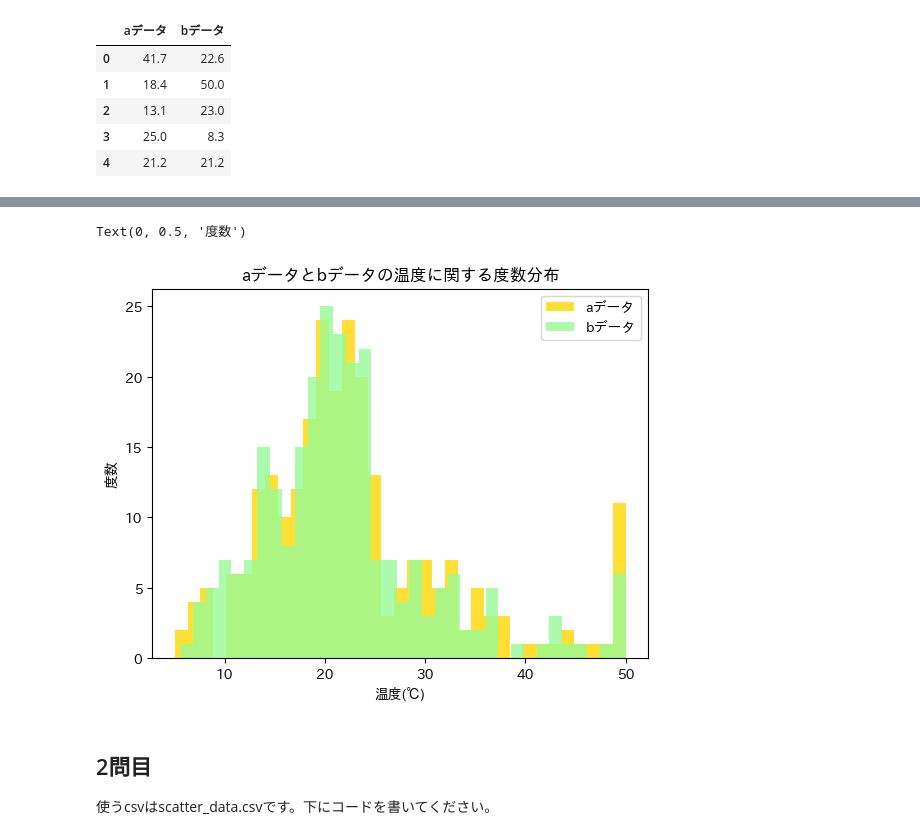
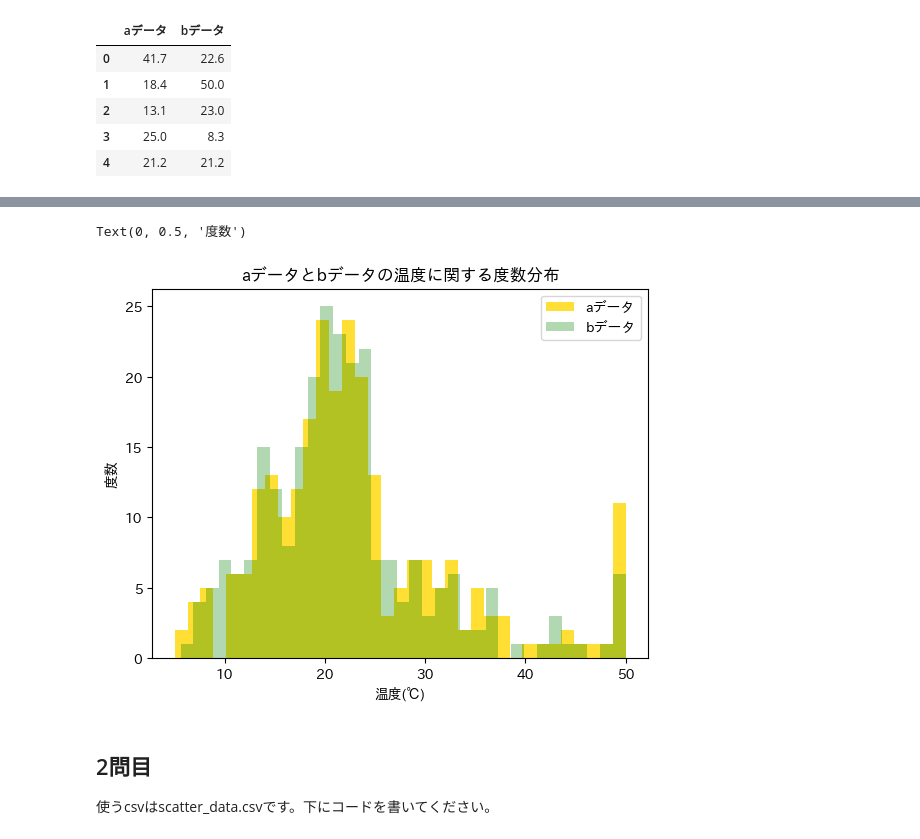
Before and after one commit to shou-hatu/Basic-Python3, a Jupyter notebook: 可視化問題_ipynb_のコピー.ipynb, the cells around one changed output, grey strips where cells are left out. Saved outputs shown, nothing was run; the diff lists cells and outputs as text; code cells hidden in the pictures.

```diff
--- a/可視化問題_ipynb_のコピー.ipynb
+++ b/可視化問題_ipynb_のコピー.ipynb
@@ -61,23 +56,23 @@ legend(label(前もって代入しておく),loc = '位置を決める基準点(
 # %%
 
 #複数データでヒストグラムを作成するときは"[df_1['aデータ'] , df_1['bデータ']]"のようにカラムごとに記述する。
 #label = ['データの表示名']；表示名を指定
 #色の名称はその場で調べよう
 # histtype='barstacked'；複数データを重ねて表示
 
 plt.hist(df_1['aデータ'] ,color = 'gold' , histtype='barstacked' , bins = 35 , alpha = 0.8)
-plt.hist(df_1['bデータ'] ,color = 'palegreen' , histtype='barstacked' , bins = 35 , alpha = 0.8)
+plt.hist(df_1['bデータ'] ,color = 'green' , histtype='barstacked' , bins = 35 , alpha = 0.3)
 labels = ["aデータ" , "bデータ"]
 #凡例の表示
 
 plt.legend(labels ,loc = 'upper right' , bbox_to_anchor = (1,1)  )
 
 plt.title('aデータとbデータの温度に関する度数分布')#タイトル
 plt.xlabel('温度(℃)')#x軸ラベル
 plt.ylabel('度数')#y軸ラベル
 # %% [output]
 Text(0, 0.5, '度数')
-[figure, old version]
+[figure, new version]
 # %% [markdown]
 ## 2問目
 使うcsvはscatter_data.csvです。下にコードを書いてください。
```
Also changed, not shown: parts of 4 cells of this notebook.
